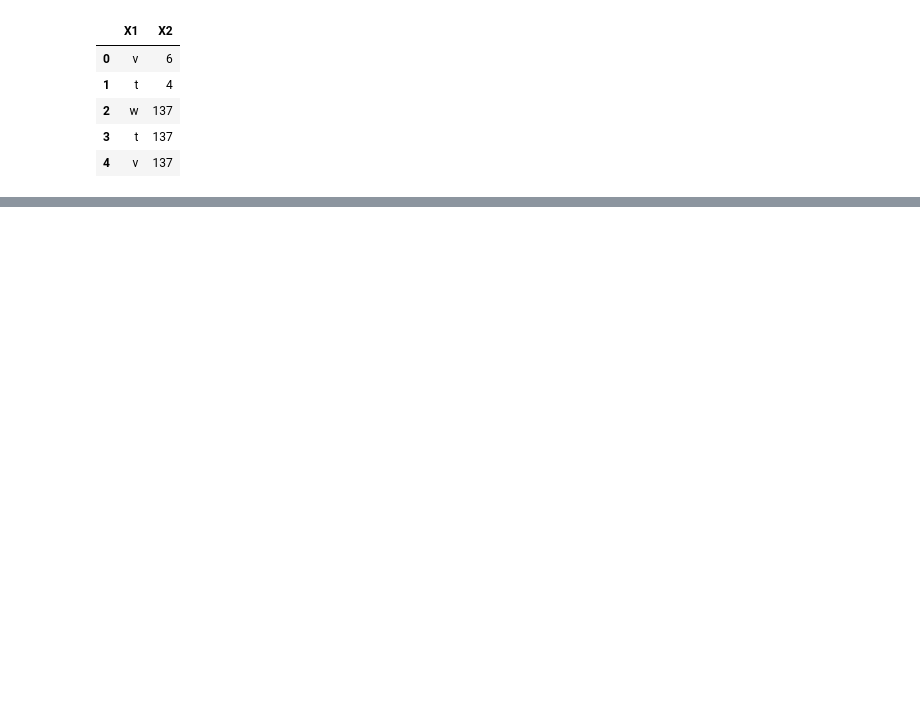
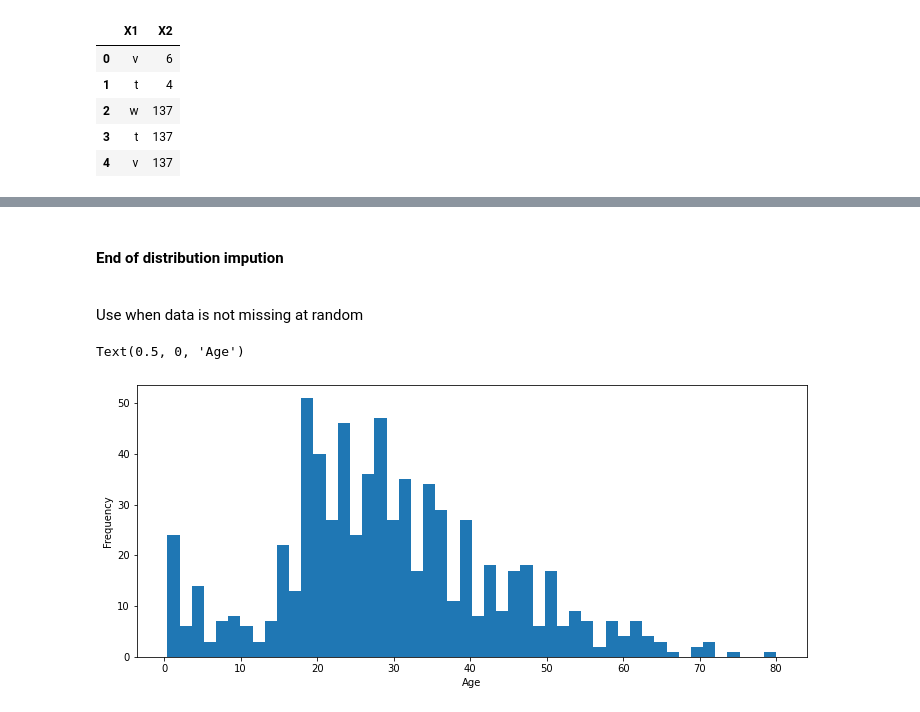
Before and after one commit to Ashlin-R/Feature-Engineering, a Jupyter notebook: Feature Engineering.ipynb, the cells around one changed output, grey strips where cells are left out. Saved outputs shown, nothing was run; the diff lists cells and outputs as text; code cells hidden in the pictures; blank space fills up the shorter version.

```diff
--- a/Feature Engineering.ipynb
+++ b/Feature Engineering.ipynb
@@ -184,0 +741,13 @@ df.head()
+# %% [markdown]
+<h4>End of distribution impution</h4><br>
+Use when data is not missing at random
+# %%
+df=pd.read_csv('titanic_train.csv',usecols=['Age','Fare','Survived'])
+# %%
+plt.figure(figsize=(12,5))
+#df['Age'].hist(bins=50)
+df.Age.plot(kind='hist', bins=50)
+plt.xlabel('Age')
+# %% [output]
+Text(0.5, 0, 'Age')
+[figure, added]
```
Also changed, not shown: parts of 165 cells of this notebook.
